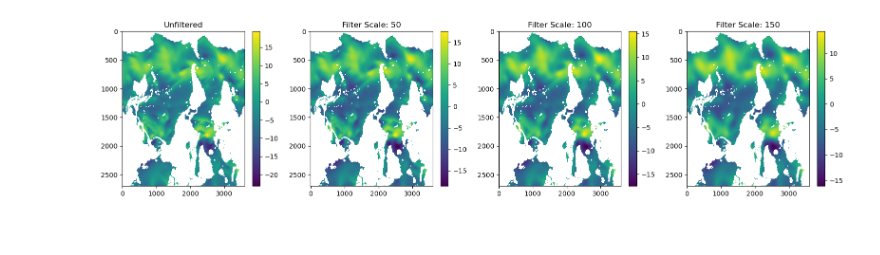
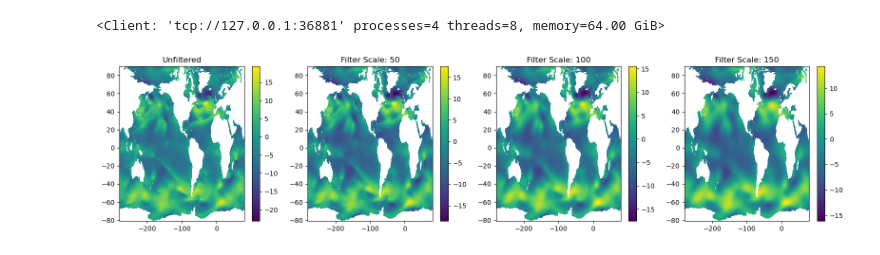
Before and after one commit to ocean-transport/cm26_diagnostics, a Jupyter notebook: airSeaFluxAnomalies_filterScales.ipynb, the cells around one changed output. Saved outputs shown, nothing was run; the diff lists cells and outputs as text; code cells hidden in the pictures.

```diff
--- a/airSeaFluxAnomalies_filterScales.ipynb
+++ b/airSeaFluxAnomalies_filterScales.ipynb
@@ -105,28 +108,38 @@ Attributes:
 # %%
 variables = ["slp", "v_ref", "u_ref", "t_ref", "q_ref", "wind", "rh_ref",
              "surface_temp", "u_ocean", "v_ocean", "u_relative", "v_relative"]
+# %%
+from distributed import LocalCluster, Client
+cluster = LocalCluster(n_workers=4, threads_per_worker=2)
+client = Client(cluster)
+client
+# %% [output]
+<Client: 'tcp://127.0.0.1:36881' processes=4 threads=8, memory=64.00 GiB>
 # %%
-# Create a horizontal layout for four subplots (instead of 3)
 fig, (ax1, ax2, ax3, ax4) = plt.subplots(1, 4, figsize=(16, 4))
 
-# Add data to each subplot
-im1 = ax1.imshow(ds_in.u_ref[0], aspect='auto')
+# Extract x and y axis values
+x = ds_out_150.xt_ocean
+y = ds_out_150.yt_ocean
+
+# Replace imshow with pcolor, setting x and y axes, and add colorbars
+c1 = ax1.pcolor(x, y, ds_in.u_ref[0], cmap="viridis")
+fig.colorbar(c1, ax=ax1)
 ax1.set_title("Unfiltered")
-fig.colorbar(im1, ax=ax1)
 
-im2 = ax2.imshow(ds_out_50.u_ref[0], aspect='auto')
+c2 = ax2.pcolor(x, y, ds_out_50.u_ref[0], cmap="viridis")
+fig.colorbar(c2, ax=ax2)
 ax2.set_title("Filter Scale: 50")
-fig.colorbar(im2, ax=ax2)
 
-im3 = ax3.imshow(ds_out_100.u_ref[0], aspect='auto')
+c3 = ax3.pcolor(x, y, ds_out_100.u_ref[0], cmap="viridis")
+fig.colorbar(c3, ax=ax3)
 ax3.set_title("Filter Scale: 100")
-fig.colorbar(im3, ax=ax3)
 
-im4 = ax4.imshow(ds_out_150.u_ref[0], aspect='auto')
+c4 = ax4.pcolor(x, y, ds_out_150.u_ref[0], cmap="viridis")
+fig.colorbar(c4, ax=ax4)
 ax4.set_title("Filter Scale: 150")
-fig.colorbar(im4, ax=ax4)
 
 plt.tight_layout()
 plt.show()
 # %% [output]
-[figure, old version]
+[figure, new version]
```
Also changed, not shown: parts of 44 cells of this notebook.
